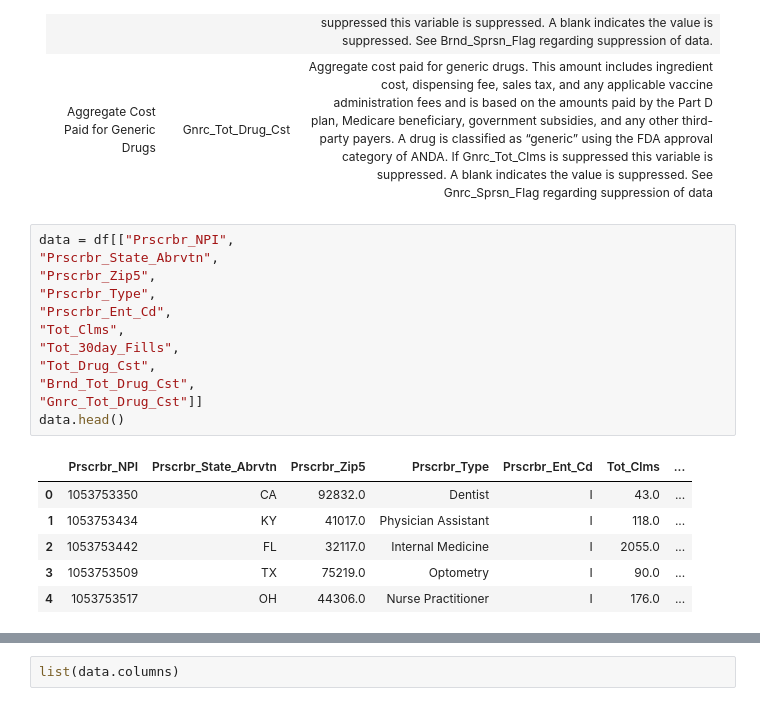
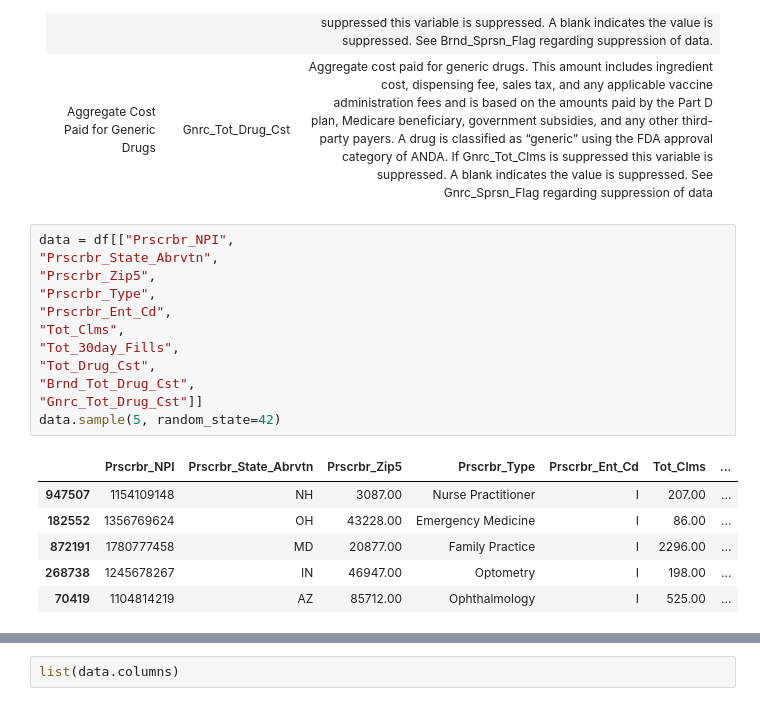
Before and after one commit to tjsasser/startup-pharmacy, a Jupyter notebook: exploration/medicare_D.ipynb, the cells around one changed output, grey strips where cells are left out. Saved outputs shown, nothing was run; the diff lists cells and outputs as text.

```diff
--- a/exploration/medicare_D.ipynb
+++ b/exploration/medicare_D.ipynb
@@ -63,19 +42,19 @@ Gnrc_Tot_Drug_Cst
 # %%
 data = df[["Prscrbr_NPI",
 "Prscrbr_State_Abrvtn",
 "Prscrbr_Zip5",
 "Prscrbr_Type",
 "Prscrbr_Ent_Cd",
 "Tot_Clms",
 "Tot_30day_Fills",
 "Tot_Drug_Cst",
 "Brnd_Tot_Drug_Cst",
 "Gnrc_Tot_Drug_Cst"]]
-data.head()
+data.sample(5, random_state=42)
 # %% [output]
 |  | Prscrbr_NPI | Prscrbr_State_Abrvtn | Prscrbr_Zip5 | Prscrbr_Type | Prscrbr_Ent_Cd | Tot_Clms | ... |
-| 0 | 1053753350 | CA | 92832.0 | Dentist | I | 43.0 | ... |
-| 1 | 1053753434 | KY | 41017.0 | Physician Assistant | I | 118.0 | ... |
-| 2 | 1053753442 | FL | 32117.0 | Internal Medicine | I | 2055.0 | ... |
-| 3 | 1053753509 | TX | 75219.0 | Optometry | I | 90.0 | ... |
-| 4 | 1053753517 | OH | 44306.0 | Nurse Practitioner | I | 176.0 | ... |
+| 947507 | 1154109148 | NH | 3087.00 | Nurse Practitioner | I | 207.00 | ... |
+| 182552 | 1356769624 | OH | 43228.00 | Emergency Medicine | I | 86.00 | ... |
+| 872191 | 1780777458 | MD | 20877.00 | Family Practice | I | 2296.00 | ... |
+| 268738 | 1245678267 | IN | 46947.00 | Optometry | I | 198.00 | ... |
+| 70419 | 1104814219 | AZ | 85712.00 | Ophthalmology | I | 525.00 | ... |
```
Also changed, not shown: parts of 16 cells of this notebook, 1 other file.
